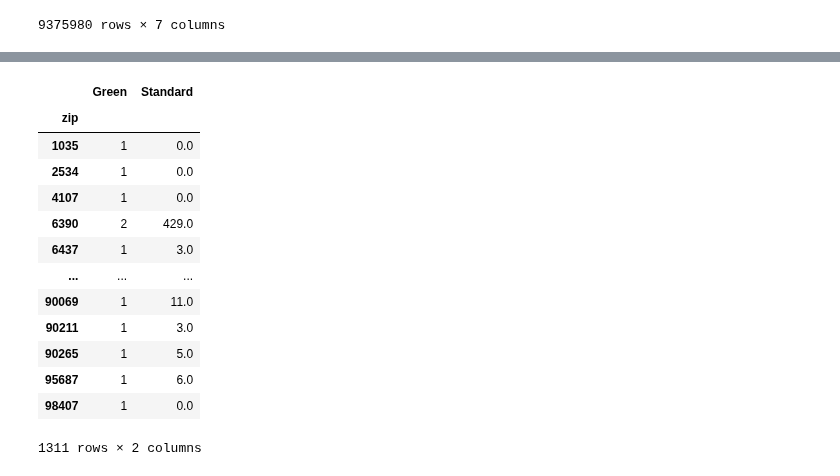
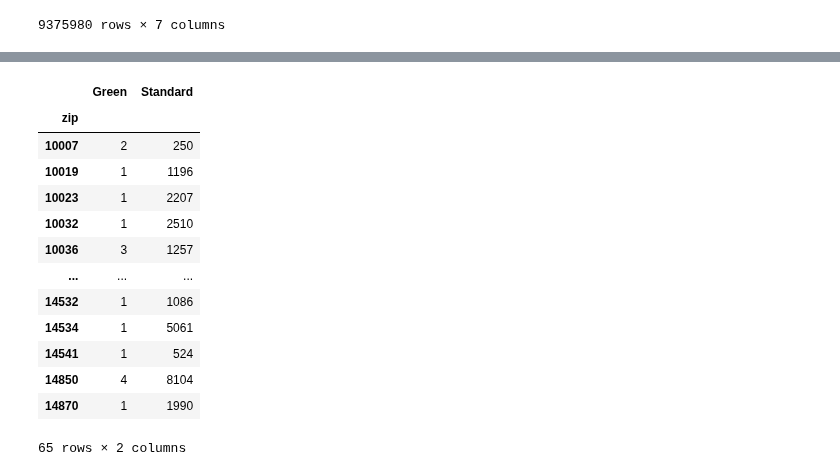
Before and after one commit to paloni-dotcom/Se7en, a Jupyter notebook: Hybrid_vs_Standard.ipynb, the cells around one changed output, grey strips where cells are left out. Cells and saved outputs as stored; diff of their text form; code cells hidden in the pictures.

Commit message:
added breakouts for years

```diff
--- a/Hybrid_vs_Standard.ipynb
+++ b/Hybrid_vs_Standard.ipynb
@@ -29,36 +40,45 @@ vehicle_data
+# %%
+#Get Vehicle Data and AQI Data
+veh_2009 = vehicle_data.loc[vehicle_data['model_year'].astype(int) <= 2009]
+
+#2015
+veh_2015 = vehicle_data.loc[vehicle_data['model_year'].astype(int) <= 2015]
+
+#2020
+veh_2020 = vehicle_data.loc[vehicle_data['model_year'].astype(int) <= 2020]
 # %%
-#Seperate Data by fuel_clas
-elec_df = vehicle_data.loc[vehicle_data['elec_hybrid'] == True]
-std_df = vehicle_data.loc[vehicle_data['elec_hybrid'] == False]
+#Seperate Data on Fuel Type 2009
+elec_09 = veh_2009.loc[veh_2009['elec_hybrid'] == True]
+std_09 = veh_2009.loc[veh_2009['elec_hybrid'] == False]
 
-#Rename Columns
-elec_df = elec_df.rename(columns={"elec_hybrid": "Green"})
-elec_df['Green'] =  1
-elec_df['Green'].replace(np.nan,0)
+#Rename Columns replace value
+elec_09 = elec_09.rename(columns={"elec_hybrid": "Green"})
+elec_09['Green'] =  1
+elec_09['Green'].replace(np.nan,0)
 
-std_df = std_df.rename(columns={"elec_hybrid": "Standard"})
-std_df['Standard'] = 1
-std_df['Standard'].replace(np.nan,0)
+std_09 = std_09.rename(columns={"elec_hybrid": "Standard"})
+std_09['Standard'] = 1
+std_09['Standard'].replace(np.nan,0)
 
 #group by
-new_elec_df = elec_df.groupby('zip').agg({'Green':'size'})
-new_std_df = std_df.groupby('zip').agg({'Standard':'size'})
+new_elec_09 = elec_09.groupby('zip').agg({'Green':'size'})
+new_std_09 = std_09.groupby('zip').agg({'Standard':'size'})
 
-#Merge the 2 data sets
-combined_df = pd.merge(new_elec_df, new_std_df, on=['zip'], how="left" )
-combined_df.replace(np.nan,0)
+#Merge the 2009 data sets
+df_2009 = pd.merge(new_elec_09, new_std_09, on=['zip'], how="left" )
+df_2009.replace(np.nan,0)
 # %% [output]
 |  | Green | Standard |
 | zip |  |  |
-| 1035 | 1 | 0.0 |
-| 2534 | 1 | 0.0 |
-| 4107 | 1 | 0.0 |
-| 6390 | 2 | 429.0 |
-| 6437 | 1 | 3.0 |
+| 10007 | 2 | 250 |
+| 10019 | 1 | 1196 |
+| 10023 | 1 | 2207 |
+| 10032 | 1 | 2510 |
+| 10036 | 3 | 1257 |
 | ... | ... | ... |
-| 90069 | 1 | 11.0 |
-| 90211 | 1 | 3.0 |
-| 90265 | 1 | 5.0 |
-| 95687 | 1 | 6.0 |
-| 98407 | 1 | 0.0 |
+| 14532 | 1 | 1086 |
+| 14534 | 1 | 5061 |
+| 14541 | 1 | 524 |
+| 14850 | 4 | 8104 |
+| 14870 | 1 | 1990 |
-1311 rows × 2 columns
+65 rows × 2 columns
```
Also changed, not shown: parts of 7 cells of this notebook, 5 other files.
